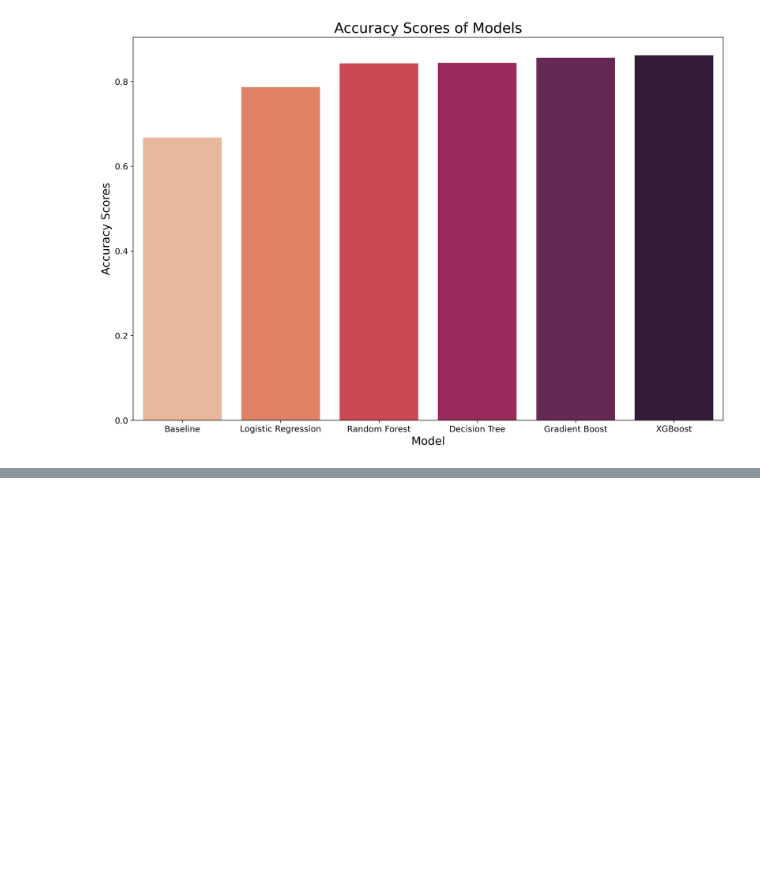
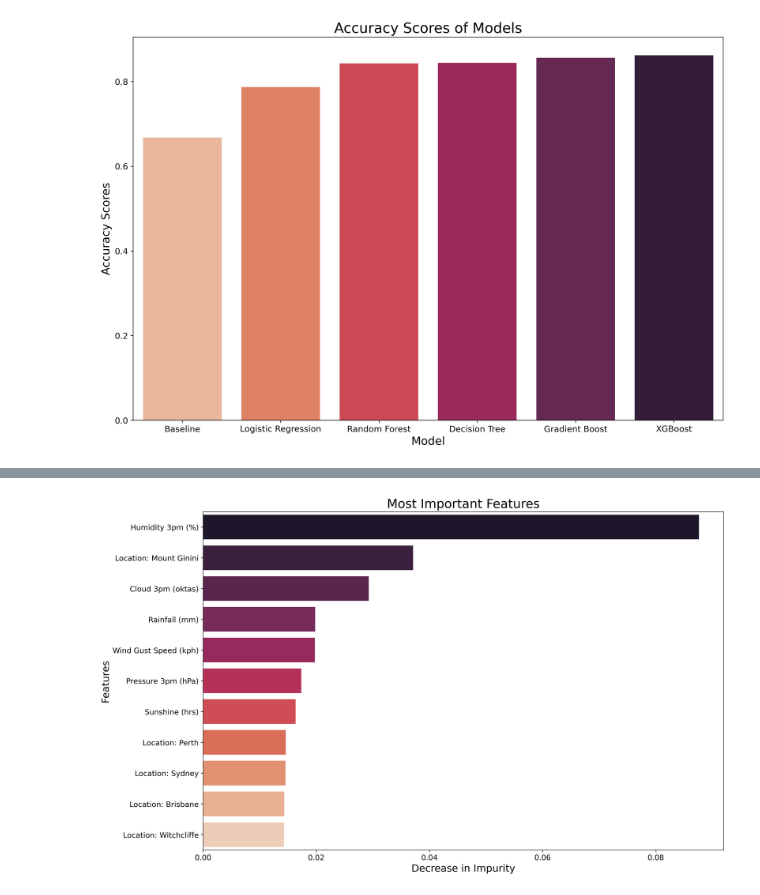
Before and after one commit to alpacanonymous/project3, a Jupyter notebook: angela.ipynb, the cells around one changed output, grey strips where cells are left out. Cells and saved outputs as stored; diff of their text form; code cells hidden in the pictures; blank space fills up the shorter version.

Commit message:
add image and modified ntbk

```diff
--- a/angela.ipynb
+++ b/angela.ipynb
@@ -210,0 +237,18 @@ sns.barplot(x=)
+# %%
+feat_gini = pd.DataFrame({'features':['Humidity 3pm (%)', 'Location: Mount Ginini', 'Cloud 3pm (oktas)',
+                                      'Rainfall (mm)', 'Wind Gust Speed (kph)', 'Pressure 3pm (hPa)',
+                                      'Sunshine (hrs)', 'Location: Perth', 'Location: Sydney',
+                                      'Location: Brisbane', 'Location: Witchcliffe'],
+                          'impurity':[0.08758572, 0.03710086, 0.029272819, 0.019797977,
+                                      0.019743327, 0.017345808, 0.016351992, 0.014600193,
+                                      0.014560059, 0.0143459095, 0.014309054]})
+
+plt.figure(figsize=(15,10), dpi=300)
+sns.barplot(x='impurity', y='features', orient='h', data=feat_gini, palette='rocket')
+plt.title("Most Important Features", fontsize=20)
+plt.xlabel("Decrease in Impurity", fontsize=16)
+plt.ylabel("Features", fontsize=16)
+plt.xticks(fontsize=12)
+plt.yticks(fontsize=12);
+# %% [output]
+[figure, added]
```
Also changed, not shown: parts of 3 cells of this notebook, 1 other file.
